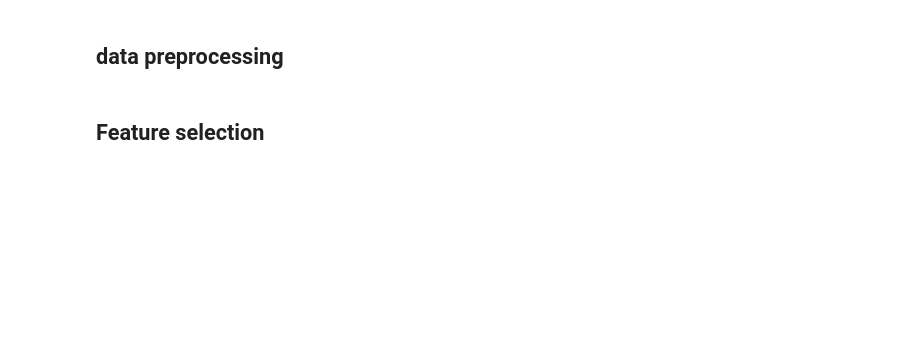
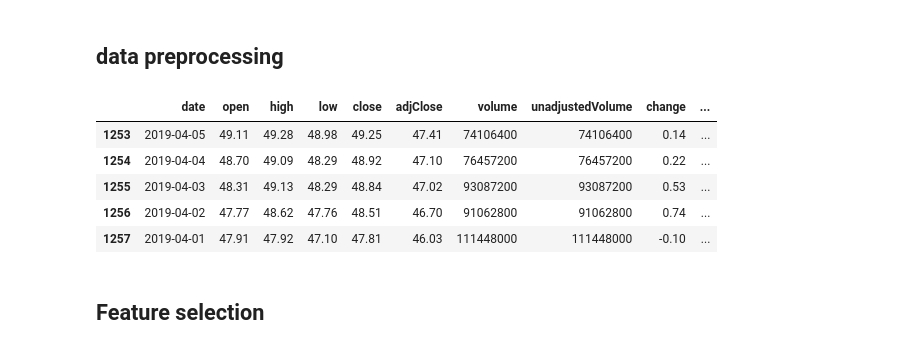
Before and after one commit to MabroorA/stocks-prediction-app, a Jupyter notebook: Machine-learning/Test-model2.ipynb, the cells around one changed output. Drawn from its saved outputs; the diff is of its cells as text; code cells hidden in the pictures; blank space fills up the shorter version.

```diff
--- a/Machine-learning/Test-model2.ipynb
+++ b/Machine-learning/Test-model2.ipynb
@@ -15,4 +13,16 @@ NameError: name 'requests' is not defined
 # %% [markdown]
 ## data preprocessing
+# %%
+# Convert data to DataFrame
+df = pd.DataFrame(data["historical"])
+df.to_csv('AAPL.csv')
+# df.tail()
+# %% [output]
+|  | date | open | high | low | close | adjClose | volume | unadjustedVolume | change | ... |
+| 1253 | 2019-04-05 | 49.11 | 49.28 | 48.98 | 49.25 | 47.41 | 74106400 | 74106400 | 0.14 | ... |
+| 1254 | 2019-04-04 | 48.70 | 49.09 | 48.29 | 48.92 | 47.10 | 76457200 | 76457200 | 0.22 | ... |
+| 1255 | 2019-04-03 | 48.31 | 49.13 | 48.29 | 48.84 | 47.02 | 93087200 | 93087200 | 0.53 | ... |
+| 1256 | 2019-04-02 | 47.77 | 48.62 | 47.76 | 48.51 | 46.70 | 91062800 | 91062800 | 0.74 | ... |
+| 1257 | 2019-04-01 | 47.91 | 47.92 | 47.10 | 47.81 | 46.03 | 111448000 | 111448000 | -0.10 | ... |
 # %% [markdown]
 ## Feature selection
```
Also changed, not shown: parts of 11 cells of this notebook.
